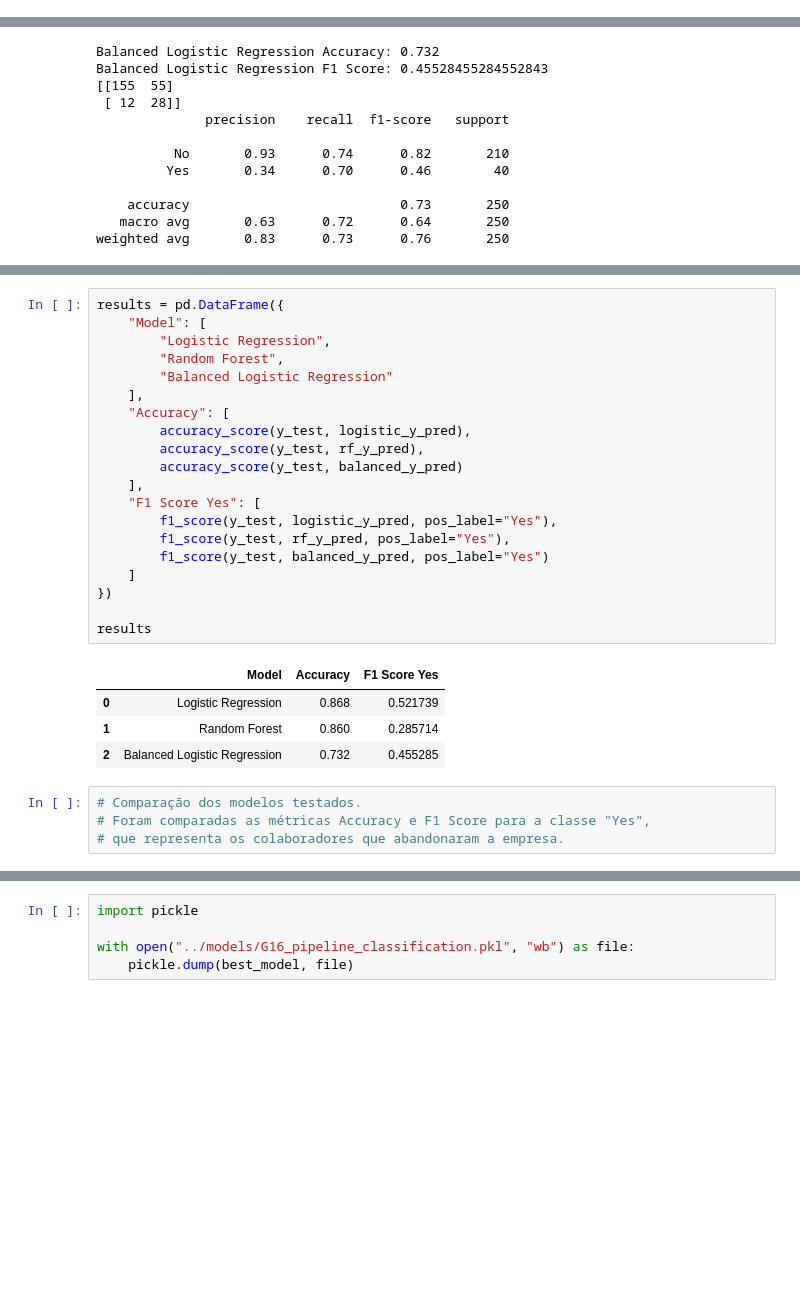
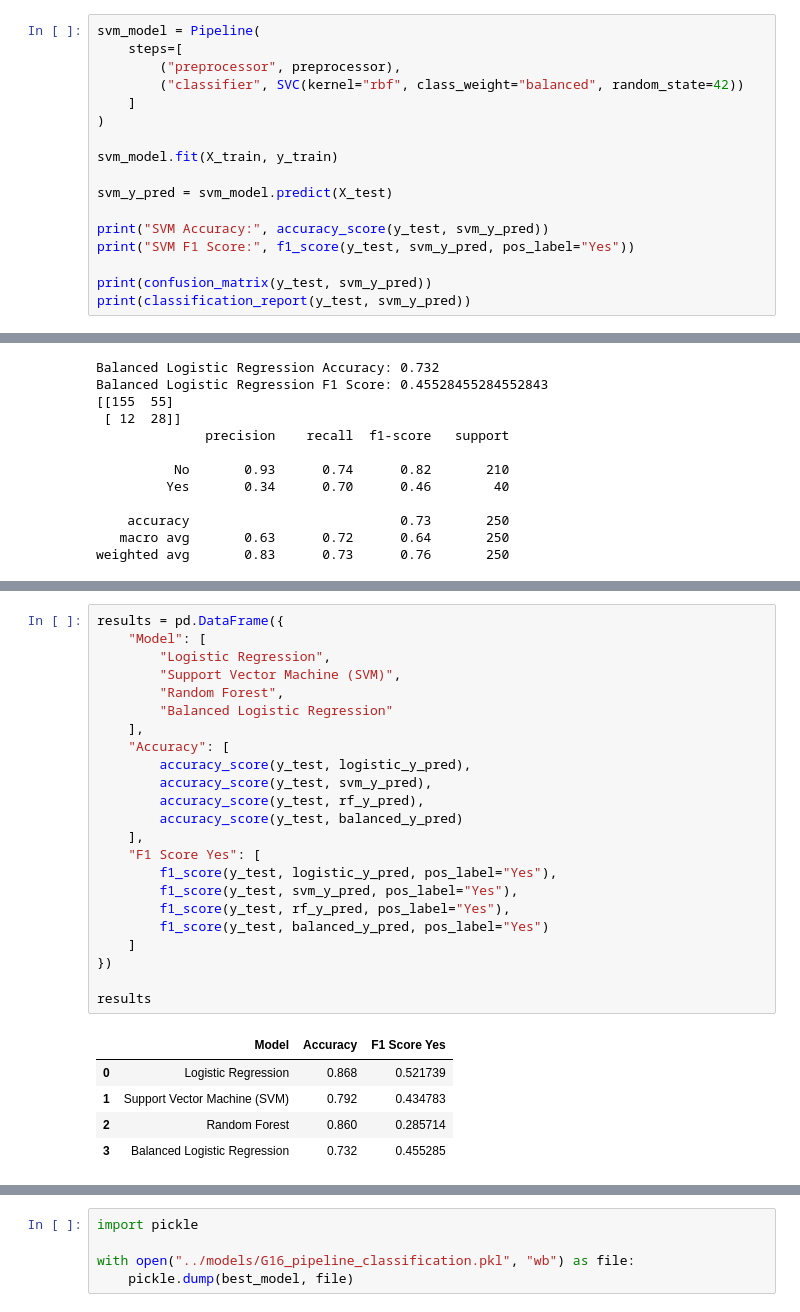
Before and after one commit to Sbum69/employee-ml-project, a Jupyter notebook: notebooks/04_classification_model.ipynb, the cells around one changed output, grey strips where cells are left out. Cells and saved outputs as stored; diff of their text form; blank space fills up the shorter version.

Commit message:
Adição do modelo SVM na classifição e correção da formatação em algumas celulas markdown

```diff
--- a/notebooks/04_classification_model.ipynb
+++ b/notebooks/04_classification_model.ipynb
@@ -131,0 +146,17 @@ weighted avg       0.86      0.87      0.86       250
+# %%
+svm_model = Pipeline(
+    steps=[
+        ("preprocessor", preprocessor),
+        ("classifier", SVC(kernel="rbf", class_weight="balanced", random_state=42))
+    ]
+)
+
+svm_model.fit(X_train, y_train)
+
+svm_y_pred = svm_model.predict(X_test)
+
+print("SVM Accuracy:", accuracy_score(y_test, svm_y_pred))
+print("SVM F1 Score:", f1_score(y_test, svm_y_pred, pos_label="Yes"))
+
+print(confusion_matrix(y_test, svm_y_pred))
+print(classification_report(y_test, svm_y_pred))
@@ -215,29 +298,29 @@ weighted avg       0.83      0.73      0.76       250
 # %%
 results = pd.DataFrame({
     "Model": [
         "Logistic Regression",
+        "Support Vector Machine (SVM)",
         "Random Forest",
         "Balanced Logistic Regression"
     ],
     "Accuracy": [
         accuracy_score(y_test, logistic_y_pred),
+        accuracy_score(y_test, svm_y_pred),
         accuracy_score(y_test, rf_y_pred),
         accuracy_score(y_test, balanced_y_pred)
     ],
     "F1 Score Yes": [
         f1_score(y_test, logistic_y_pred, pos_label="Yes"),
+        f1_score(y_test, svm_y_pred, pos_label="Yes"),
         f1_score(y_test, rf_y_pred, pos_label="Yes"),
         f1_score(y_test, balanced_y_pred, pos_label="Yes")
     ]
 })
 
 results
 # %% [output]
 |  | Model | Accuracy | F1 Score Yes |
 | 0 | Logistic Regression | 0.868 | 0.521739 |
-| 1 | Random Forest | 0.860 | 0.285714 |
-| 2 | Balanced Logistic Regression | 0.732 | 0.455285 |
+| 1 | Support Vector Machine (SVM) | 0.792 | 0.434783 |
+| 2 | Random Forest | 0.860 | 0.285714 |
+| 3 | Balanced Logistic Regression | 0.732 | 0.455285 |
-# %%
-# Comparação dos modelos testados.
-# Foram comparadas as métricas Accuracy e F1 Score para a classe "Yes",
-# que representa os colaboradores que abandonaram a empresa.
```
Also changed, not shown: parts of 28 cells of this notebook, 1 other file.
